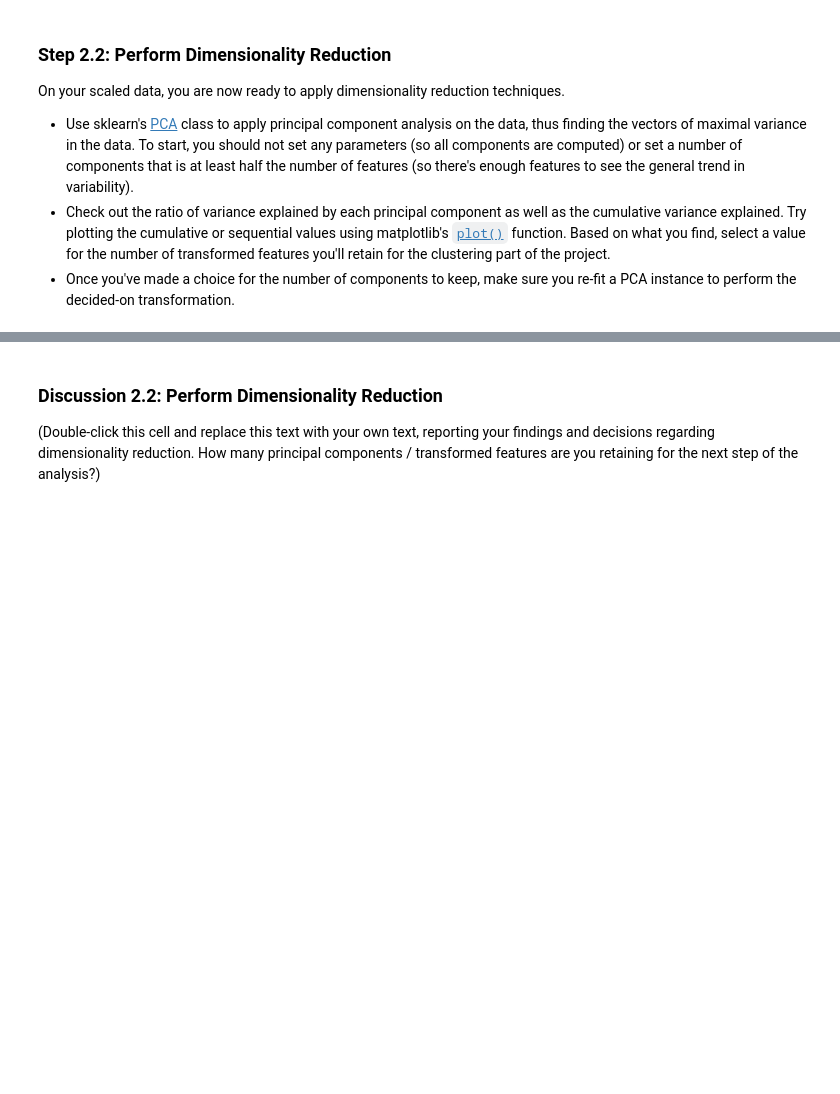
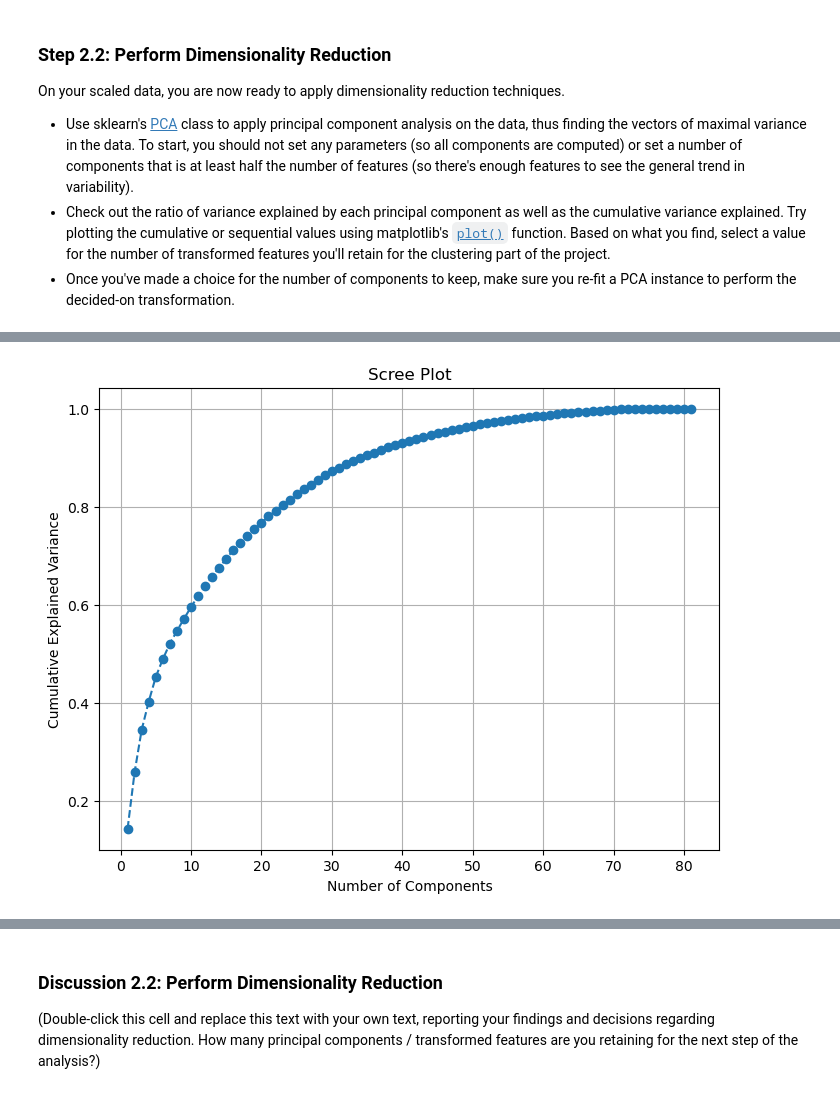
Before and after one commit to EugeneGene/customer_segments_Arvato, a Jupyter notebook: notebooks/Identify_Customer_Segments.ipynb, the cells around one changed output, grey strips where cells are left out. Saved outputs shown, nothing was run; the diff lists cells and outputs as text; code cells hidden in the pictures; blank space fills up the shorter version.

Commit message:
Worked up to PCA analysis for the general pop data

```diff
--- a/notebooks/Identify_Customer_Segments.ipynb
+++ b/notebooks/Identify_Customer_Segments.ipynb
@@ -727,0 +1132,3 @@ Be sure to check `Data_Dictionary.md` for the details needed to finish these tas
+# %%
+MIXED_COLS_DROP = MIXED_COLS
+MIXED_COLS_DROP.extend(COLS_REMOVE)
@@ -771,0 +1656,5 @@ def clean_data(df):
+# %%
+# Load in the general demographics data.
+azdias = pd.read_csv("Udacity_AZDIAS_Subset.csv", sep=";")
+
+df_process = clean_data(azdias)
@@ -788,3 +1778,17 @@ Before we apply dimensionality reduction techniques to the data, we need to perf
 ### Discussion 2.1: Apply Feature Scaling
 
 (Double-click this cell and replace this text with your own text, reporting your decisions regarding feature scaling.)
+# %%
+# Apply feature scaling to the general population demographics data.
+
+# Min-Max scaling
+min_max_scaler = MinMaxScaler()
+arr_process_min_max = min_max_scaler.fit_transform(df_process)
+
+# Standardization
+standard_scaler = StandardScaler()
+arr_process_standard = standard_scaler.fit_transform(df_process)
+
+# Convert the scaled arrays back to DataFrames
+df_process_min_max = pd.DataFrame(arr_process_min_max, columns=df_process.columns)
+df_process_scaled_standard = pd.DataFrame(arr_process_standard, columns=df_process.columns)
@@ -796,4 +1824,15 @@ On your scaled data, you are now ready to apply dimensionality reduction techniq
 - Use sklearn's [PCA](http://scikit-learn.org/stable/modules/generated/sklearn.decomposition.PCA.html) class to apply principal component analysis on the data, thus finding the vectors of maximal variance in the data. To start, you should not set any parameters (so all components are computed) or set a number of components that is at least half the number of features (so there's enough features to see the general trend in variability).
 - Check out the ratio of variance explained by each principal component as well as the cumulative variance explained. Try plotting the cumulative or sequential values using matplotlib's [`plot()`](https://matplotlib.org/api/_as_gen/matplotlib.pyplot.plot.html) function. Based on what you find, select a value for the number of transformed features you'll retain for the clustering part of the project.
 - Once you've made a choice for the number of components to keep, make sure you re-fit a PCA instance to perform the decided-on transformation.
+# %%
+## Apply PCA to the df_process_min_max.
+# Apply PCA
+pca_min_max = PCA() # By not specifying the number of components, all components are computed
+pca_result_arr_min_max = pca_min_max.fit_transform(df_process_min_max)
+# Convert PCA result to DataFrame
+pca_result_df_min_max = pd.DataFrame(data=pca_result_arr_min_max, columns=[f"PC{i+1}" for i in range(pca_result_arr_min_max.shape[1])])
+# Explained variance ratio for each principal component
+explained_var_ratio_arr_min_max = pca_min_max.explained_variance_ratio_
+# Calculate the cumulative explained variance
+cumulative_variance_arr_min_max = np.cumsum(explained_var_ratio_arr_min_max)
 # %%
@@ -804,0 +1890,13 @@ On your scaled data, you are now ready to apply dimensionality reduction techniq
+# %%
+# Plot the scree plot to decide how many components to keep
+plt.figure(figsize=(8, 6))
+plt.plot(range(1, len(cumulative_variance_arr_min_max) + 1),
+                      cumulative_variance_arr_min_max,
+                      marker='o', linestyle='--')
+plt.xlabel('Number of Components')
+plt.ylabel('Cumulative Explained Variance')
+plt.title('Scree Plot')
+plt.grid(True)
+plt.show()
+# %% [output]
+[figure, added]
```
Also changed, not shown: parts of 65 cells of this notebook.
